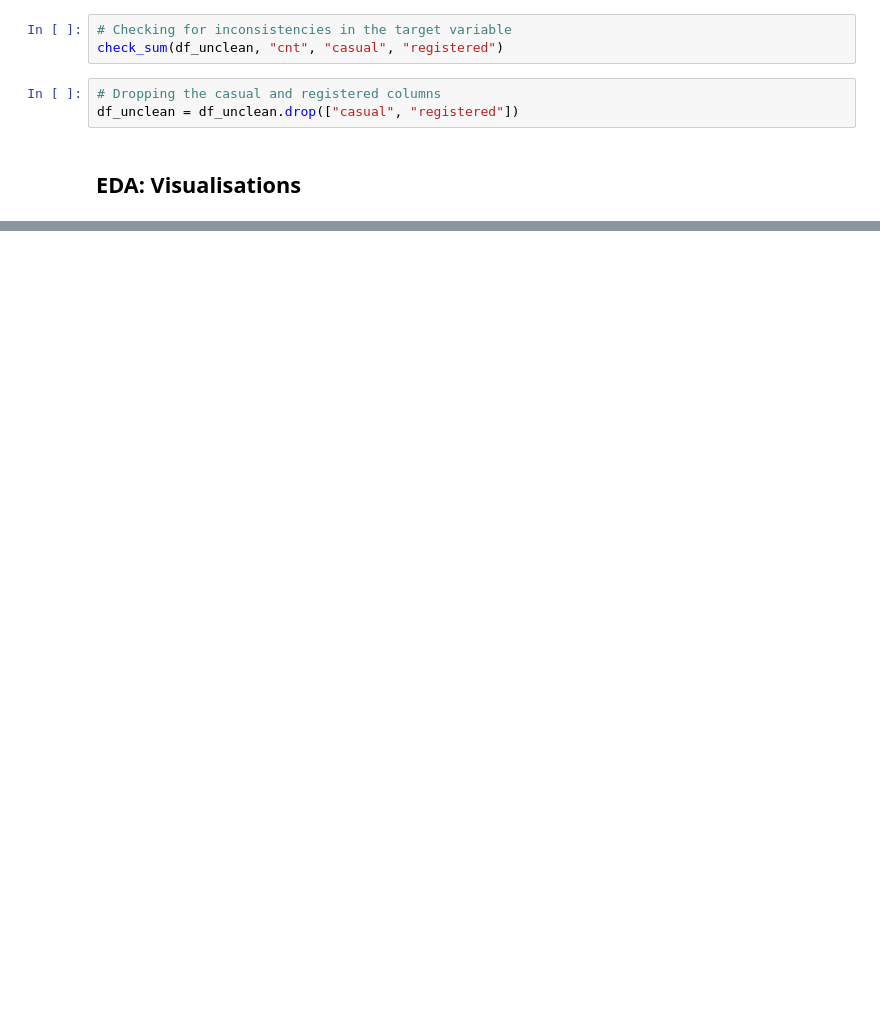
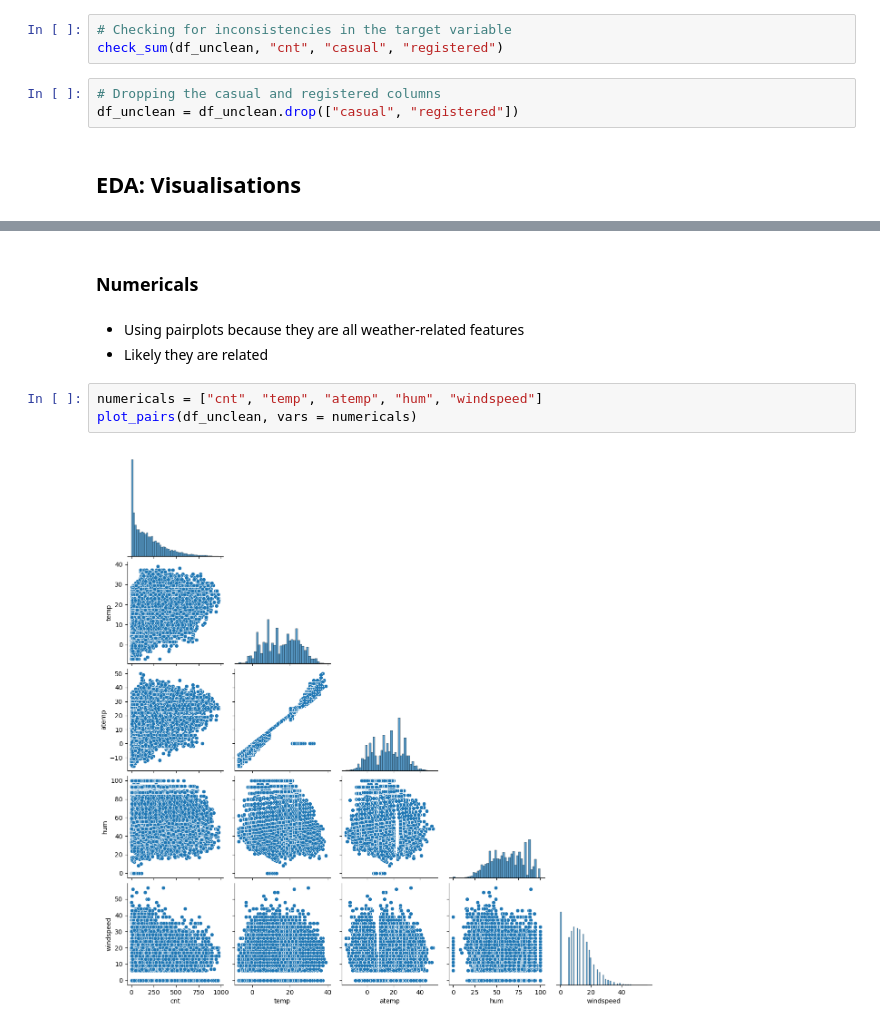
Before and after one commit to govindnirav/project_d100, a Jupyter notebook: scripts/eda_cleaning.ipynb, the cells around one changed output, grey strips where cells are left out. Cells and saved outputs as stored; diff of their text form; blank space fills up the shorter version.

```diff
--- a/scripts/eda_cleaning.ipynb
+++ b/scripts/eda_cleaning.ipynb
@@ -133,0 +166,10 @@ or by setting POLARS_ALLOW_FORKING_THREAD=1.
+# %% [markdown]
+### Numericals
+# %% [markdown]
+- Using pairplots because they are all weather-related features
+- Likely they are related
+# %%
+numericals = ["cnt", "temp", "atemp", "hum", "windspeed"]
+plot_pairs(df_unclean, vars = numericals)
+# %% [output]
+[figure, added]
```
Also changed, not shown: parts of 49 cells of this notebook.
